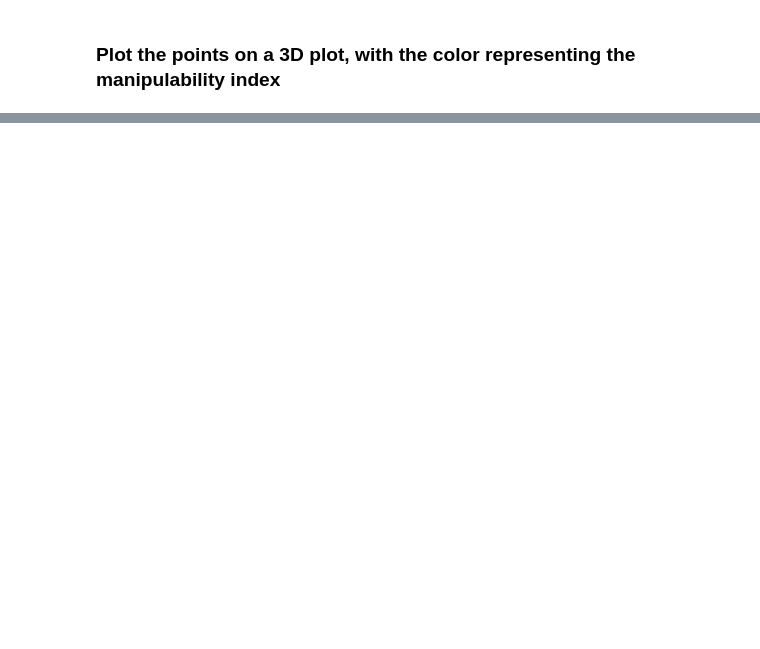
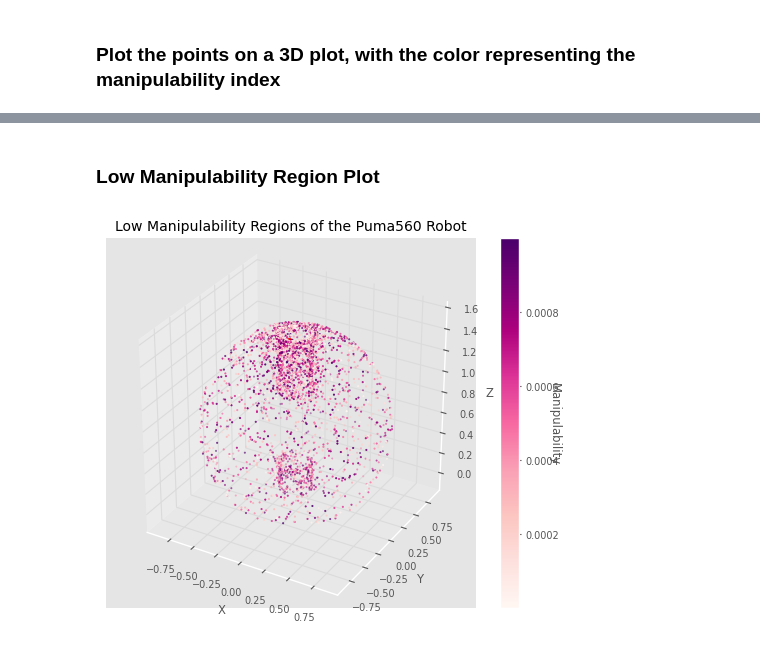
Before and after one commit to mtalirfan/ME-489-MATLAB-Manipulator, a Jupyter notebook: Puma560.ipynb, the cells around one changed output, grey strips where cells are left out. Cells and saved outputs as stored; diff of their text form; code cells hidden in the pictures; blank space fills up the shorter version.

```diff
--- a/Puma560.ipynb
+++ b/Puma560.ipynb
@@ -548,0 +587,9 @@ print(m_list_sample)
+# %%
+m_threshold = 0.001
+
+m_list_singu = [[i, m] for i, m in enumerate(m_list) if m < m_threshold]
+
+points_singu = array([list_of_points[i] for (i, m) in m_list_singu])
+
+print(m_list_singu)
+print(points_singu)
@@ -618,0 +675,40 @@ plt.show()
+# %% [markdown]
+### Low Manipulability Region Plot
+# %%
+fig = plt.figure()
+ax = fig.add_subplot(111, projection='3d')
+
+base_point = puma560.fkine(puma560.qr).t # translation vector of the end effector at the ready pose
+
+
+x = points_singu[:,0]
+y = points_singu[:,1]
+z = points_singu[:,2]
+c = array(m_list_singu)[:,1]
+
+cmap = plt.cm.RdPu
+s = 1
+
+base = ax.scatter([base_point[0]], [base_point[1]], [base_point[2]], c='red')
+scatter = ax.scatter(x, y, z, c=c, cmap=cmap, s=s)
+
+# set zorders here
+base.set_zorder(2)
+scatter.set_zorder(1)
+
+ax.set_xlabel('X')
+ax.set_ylabel('Y')
+ax.set_zlabel('Z')
+
+ax.set_box_aspect([1,1,1])
+
+cbar = fig.colorbar(scatter, ax=ax)
+cbar.set_label('Manipulability', rotation=270)
+
+plt.title('Low Manipulability Regions of the Puma560 Robot')
+
+plt.savefig('Media/Puma560 Low Manipulability Regions.png')
+
+plt.show()
+# %% [output]
+[figure, added]
```
Also changed, not shown: parts of 23 cells of this notebook, 24 other files.
